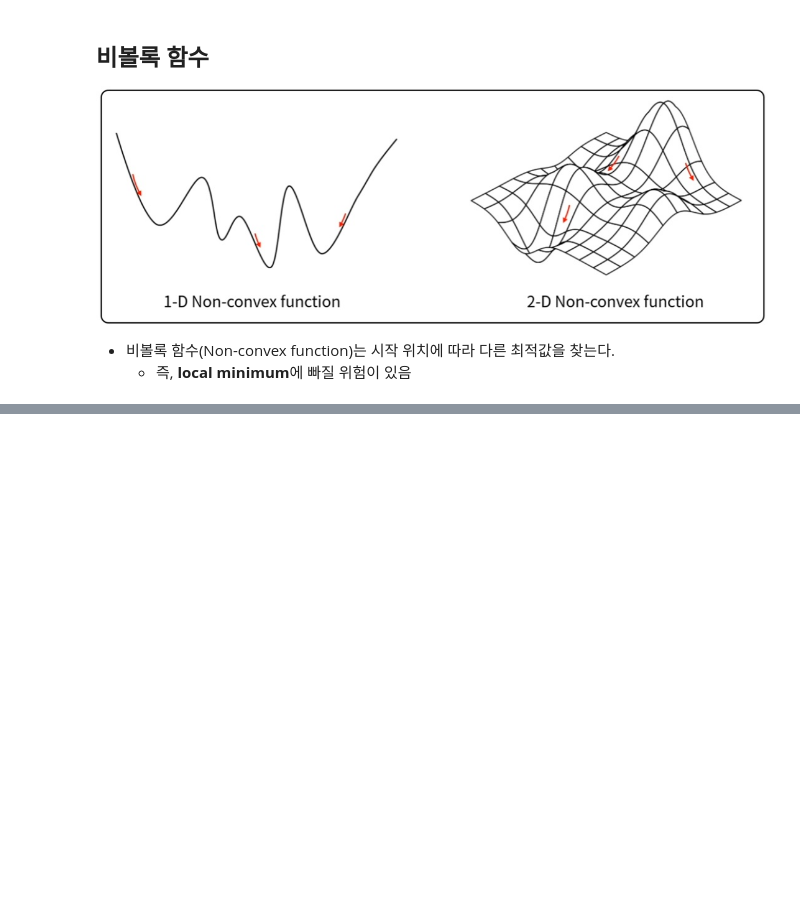
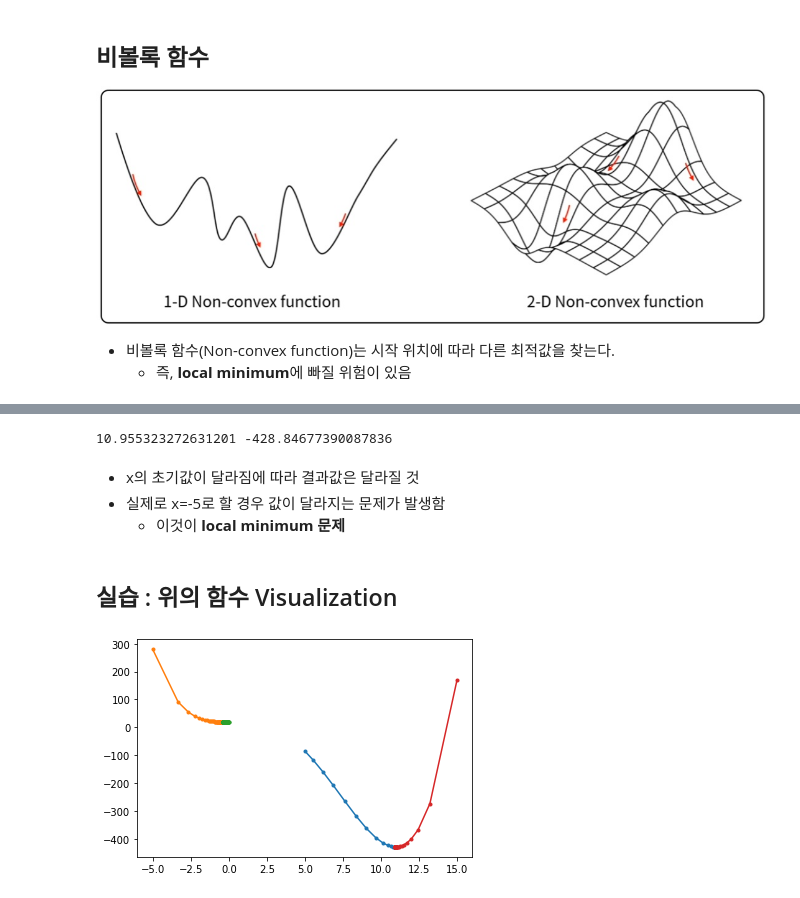
Before and after one commit to songmin9813/My_First_ML, a Jupyter notebook: Deep_Learning/Chap04_Optimization.ipynb, the cells around one changed output, grey strips where cells are left out. Drawn from its saved outputs; the diff is of its cells as text; code cells hidden in the pictures; blank space fills up the shorter version.

```diff
--- a/Deep_Learning/Chap04_Optimization.ipynb
+++ b/Deep_Learning/Chap04_Optimization.ipynb
@@ -61,0 +133,56 @@
+# %%
+# Gradient Descent 알고리즘 구현
+def gradient_descent(initial_x, learning_rate=0.01, eps=1e-5, max_epoch=1000):
+    x=initial_x
+
+    x_log=[x]
+
+    min_x=x
+    min_y=f(min_x)
+    for _ in range(max_epoch):#천 번의 gradient 진행
+        grad=df_dx(x)
+        new_x=x-learning_rate*grad #새로운 x=기존 x-학습율*미분
+        y=f(new_x)#새롭게 이동된 점을 도출
+
+        x_log.append(new_x)#시각화 용도의 로그용 점 리스트 저장
+
+        if min_y>y:
+            min_x=new_x
+            min_y=y
+
+        if np.abs(x-new_x)<eps: #값이 거의 변하지 않았을 때
+            break
+
+        x=new_x
+
+    return min_x, min_y, x_log
+# %%
+print(min_x,min_y)
+# %% [output]
+10.955323272631201 -428.84677390087836
+# %% [markdown]
+- x의 초기값이 달라짐에 따라 결과값은 달라질 것
+- 실제로 x=-5로 할 경우 값이 달라지는 문제가 발생함
+  - 이것이 **local minimum 문제**
+# %% [markdown]
+## 실습 : 위의 함수 Visualization
+# %%
+import matplotlib.pyplot as plt
+
+min_x1, min_y1, x_log1=gradient_descent(initial_x=5)
+min_x2, min_y2, x_log2=gradient_descent(initial_x=-5)
+min_x3, min_y3, x_log3=gradient_descent(initial_x=0)
+min_x4, min_y4, x_log4=gradient_descent(initial_x=15,learning_rate=0.005)
+
+y_log1=f(np.array(x_log1))
+y_log2=f(np.array(x_log2))
+y_log3=f(np.array(x_log3))
+y_log4=f(np.array(x_log4))
+# %%
+plt.plot(x_log1,y_log1,'.-')
+plt.plot(x_log2,y_log2,'.-')
+plt.plot(x_log3,y_log3,'.-')
+plt.plot(x_log4,y_log4,'.-')
+plt.show()
+# %% [output]
+[figure, added]
```
Also changed, not shown: parts of 15 cells of this notebook.
